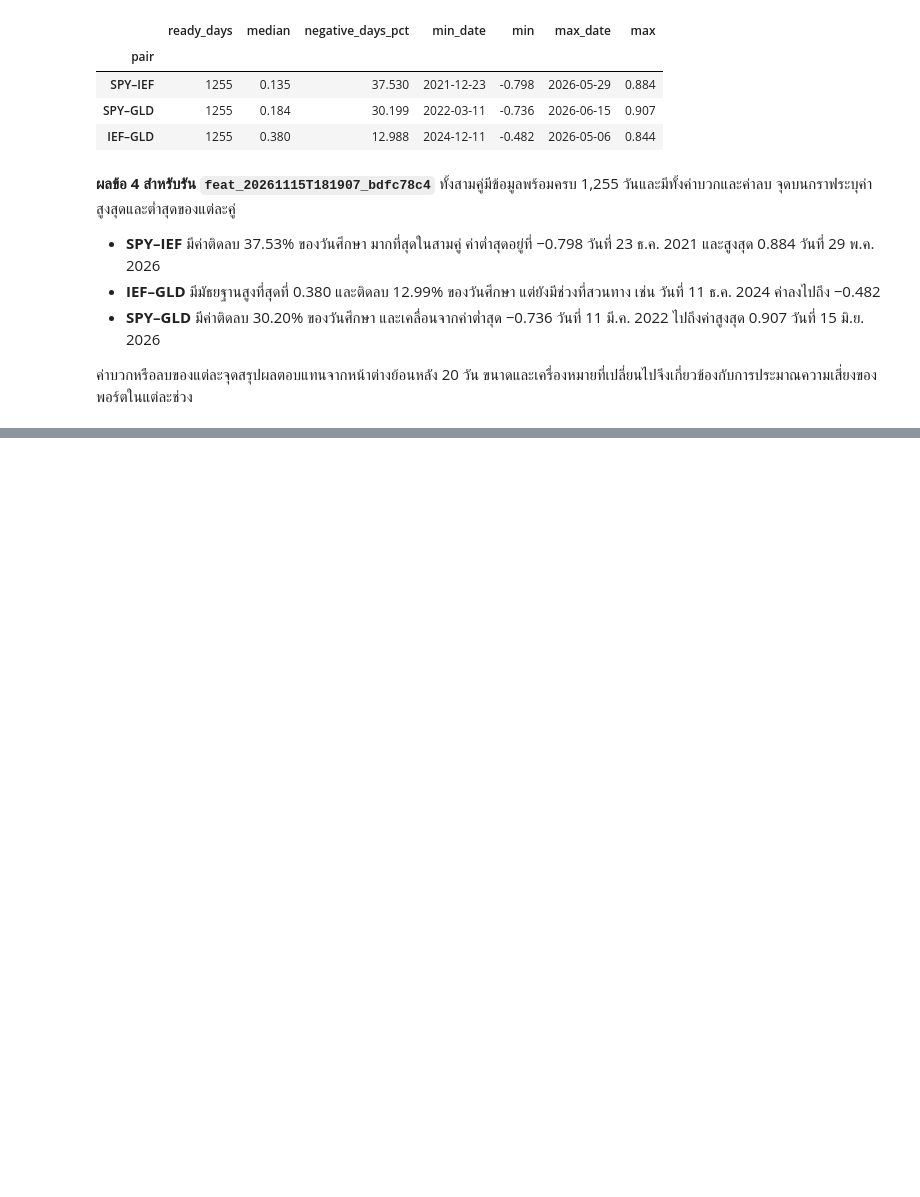
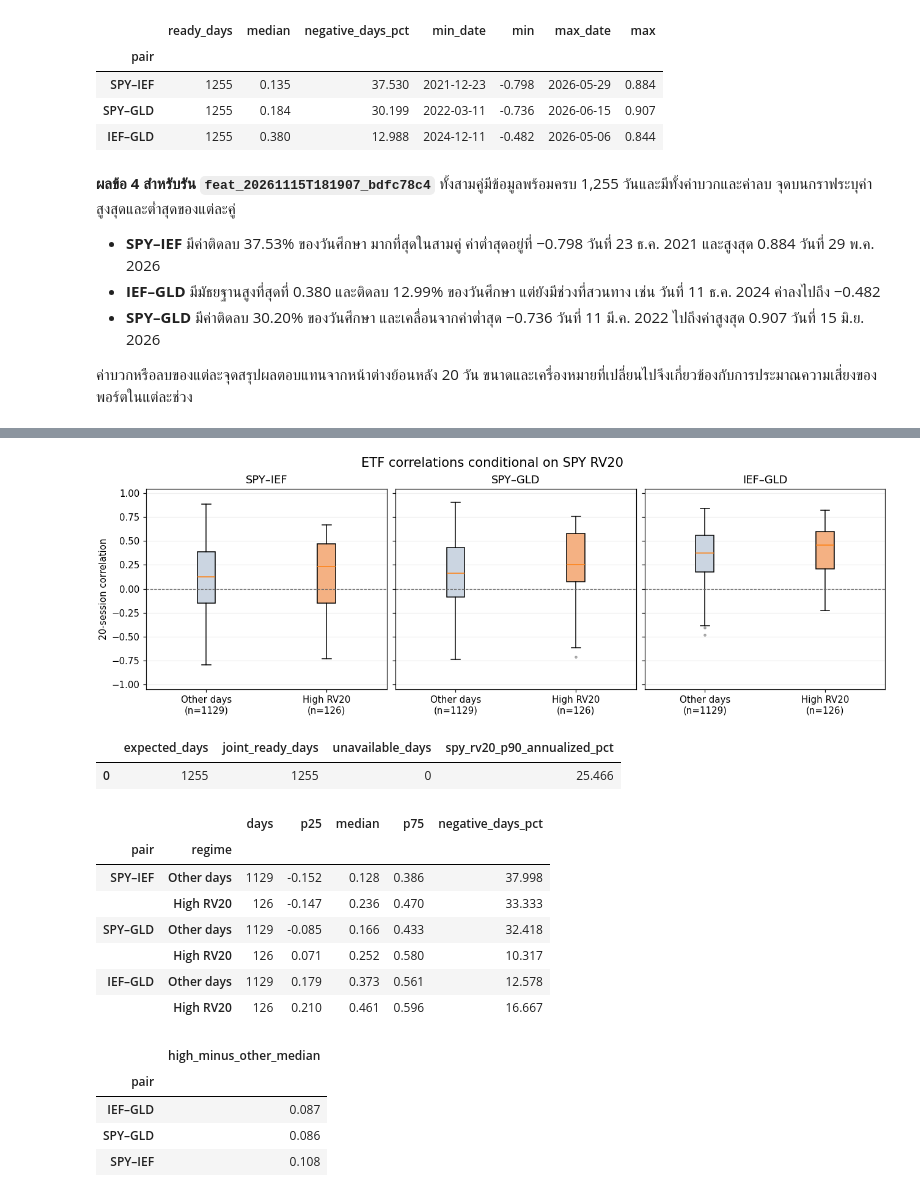
Before and after one commit to 01aptx01/datasci-and-dataen-project, a Jupyter notebook: notebooks/02_eda_features.ipynb, the cells around one changed output, grey strips where cells are left out. Saved outputs shown, nothing was run; the diff lists cells and outputs as text; code cells hidden in the pictures; blank space fills up the shorter version.

```diff
--- a/notebooks/02_eda_features.ipynb
+++ b/notebooks/02_eda_features.ipynb
@@ -777,0 +1060,74 @@ display(portfolio_correlation_summary.round(3))
+# %%
+spy_rv = eda_features.loc[
+    eda_features["ticker"].eq("SPY"), ["date", "rv_20d"]
+].copy()
+spy_rv_p90 = spy_rv["rv_20d"].quantile(0.90)
+regime_dates = pd.DataFrame({"date": analysis_dates})
+regime_data = (
+    regime_dates.merge(spy_rv, on="date", how="left", validate="one_to_one")
+    .merge(eda_correlations[["date", *correlation_columns]],
+           on="date", how="left", validate="one_to_one")
+)
+regime_complete = np.isfinite(regime_data[["rv_20d", *correlation_columns]]).all(axis=1)
+regime_coverage = pd.DataFrame([{
+    "expected_days": len(analysis_dates),
+    "joint_ready_days": int(regime_complete.sum()),
+    "unavailable_days": int((~regime_complete).sum()),
+    "spy_rv20_p90_annualized_pct": spy_rv_p90 * 100,
+}])
+regime_data = regime_data.loc[regime_complete].copy()
+regime_data["regime"] = np.where(
+    regime_data["rv_20d"].ge(spy_rv_p90), "High RV20", "Other days"
+)
+regime_rows = []
+regime_order = ["Other days", "High RV20"]
+fig, axes = plt.subplots(1, 3, figsize=(12, 4), sharey=True, layout="constrained")
+for (column, label), ax in zip(pair_labels.items(), axes):
+    samples = []
+    labels = []
+    for regime in regime_order:
+        values = regime_data.loc[regime_data["regime"].eq(regime), column]
+        samples.append(values.to_numpy())
+        labels.append(f"{regime}\n(n={len(values)})")
+        regime_rows.append({
+            "pair": label, "regime": regime, "days": len(values),
+            "p25": values.quantile(0.25), "median": values.median(),
+            "p75": values.quantile(0.75),
+            "negative_days_pct": values.lt(0).mean() * 100,
+        })
+    boxes = ax.boxplot(samples, tick_labels=labels, patch_artist=True,
+                       flierprops={"markersize": 2, "alpha": 0.4})
+    for box, color in zip(boxes["boxes"], ["#cbd5e1", "#f4b183"]):
+        box.set_facecolor(color)
+    ax.axhline(0, color="0.4", linewidth=0.8, linestyle="--")
+    ax.set_ylim(-1.05, 1.05)
+    ax.set_title(label)
+    ax.grid(axis="y", alpha=0.2)
+axes[0].set_ylabel("20-session correlation")
+fig.suptitle("ETF correlations conditional on SPY RV20", fontsize=14)
+plt.show()
+plt.close(fig)
+regime_summary = pd.DataFrame(regime_rows).set_index(["pair", "regime"])
+median_by_regime = regime_summary["median"].unstack("regime")
+regime_median_change = (
+    median_by_regime["High RV20"] - median_by_regime["Other days"]
+).rename("high_minus_other_median")
+display(regime_coverage.round(3), regime_summary.round(3),
+        regime_median_change.to_frame().round(3))
+# %% [output]
+[figure, added]
+|  | expected_days | joint_ready_days | unavailable_days | spy_rv20_p90_annualized_pct |
+| 0 | 1255 | 1255 | 0 | 25.466 |
+|  |  | days | p25 | median | p75 | negative_days_pct |
+| pair | regime |  |  |  |  |  |
+| SPY–IEF | Other days | 1129 | -0.152 | 0.128 | 0.386 | 37.998 |
+|  | High RV20 | 126 | -0.147 | 0.236 | 0.470 | 33.333 |
+| SPY–GLD | Other days | 1129 | -0.085 | 0.166 | 0.433 | 32.418 |
+|  | High RV20 | 126 | 0.071 | 0.252 | 0.580 | 10.317 |
+| IEF–GLD | Other days | 1129 | 0.179 | 0.373 | 0.561 | 12.578 |
+|  | High RV20 | 126 | 0.210 | 0.461 | 0.596 | 16.667 |
+|  | high_minus_other_median |
+| pair |  |
+| IEF–GLD | 0.087 |
+| SPY–GLD | 0.086 |
+| SPY–IEF | 0.108 |
```
Also changed, not shown: parts of 42 cells of this notebook, 2 other files.
